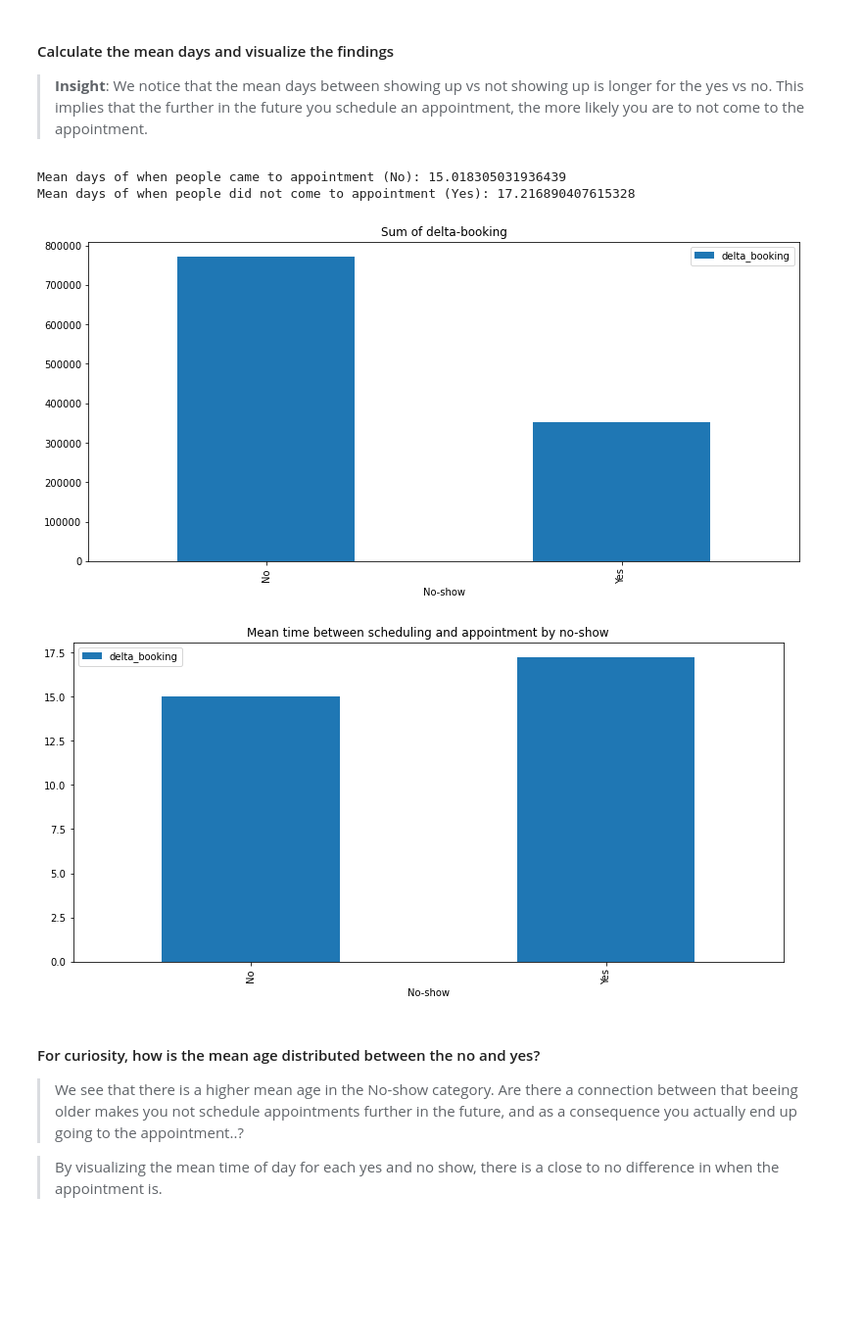
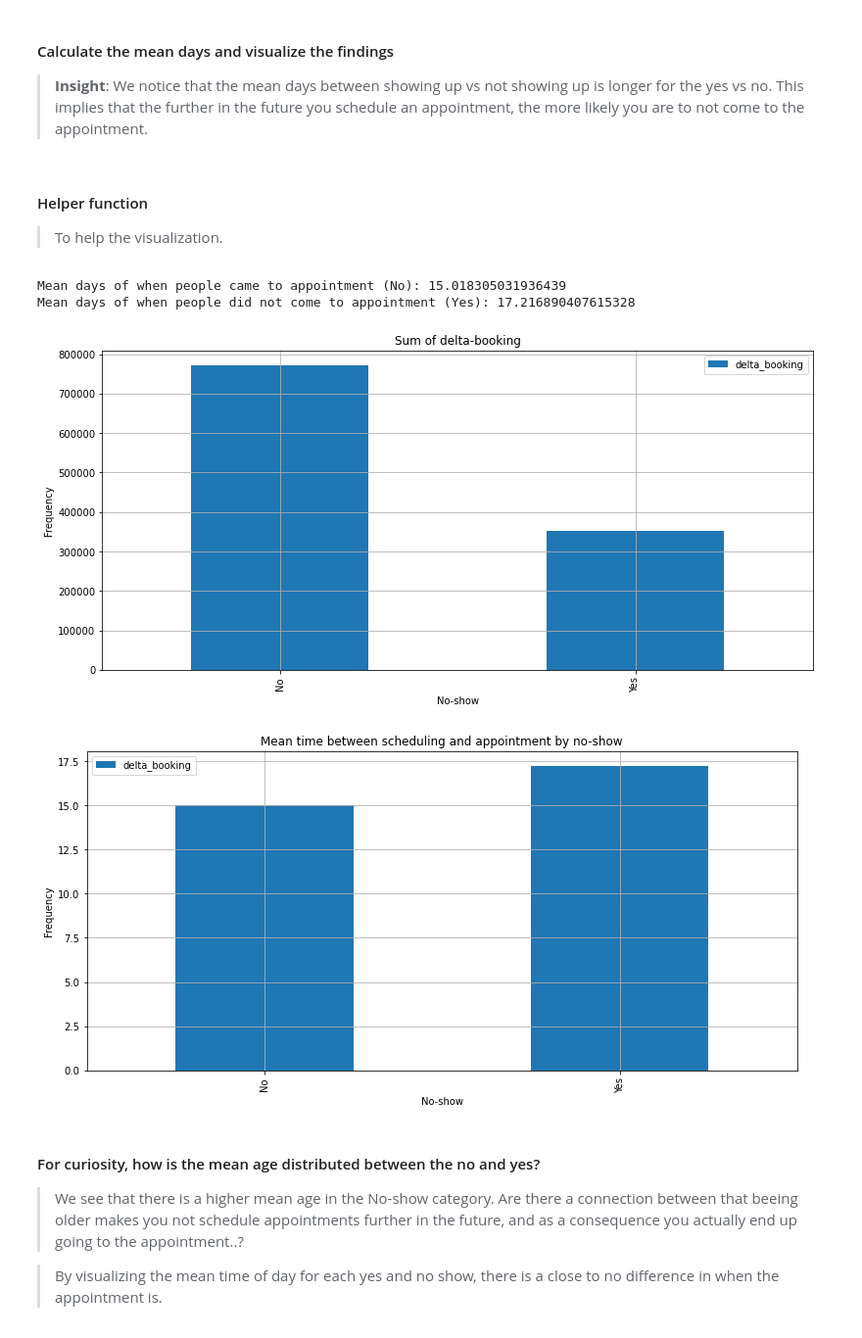
Before and after one commit to matjoh98/Udacity, a Jupyter notebook: Projects/Project 2/investigate-a-dataset-template.ipynb, the cells around one changed output. Shown: that part at 98% size. Saved outputs shown, nothing was run; the diff lists cells and outputs as text; code cells hidden in the pictures; blank space fills up the shorter version.

```diff
--- a/Projects/Project 2/investigate-a-dataset-template.ipynb
+++ b/Projects/Project 2/investigate-a-dataset-template.ipynb
@@ -260,19 +266,30 @@ Number of Yes (Did not come to the appointment): 20485
 #### Calculate the mean days and visualize the findings
 
 > **Insight**: We notice that the mean days between showing up vs not showing up is longer for the yes vs no. This implies that the further in the future you schedule an appointment, the more likely you are to not come to the appointment.
+# %% [markdown]
+#### Helper function
+
+> To help the visualization.
+# %%
+def visual_bar(DF,groupby_list, y_list, title, ylab, agg_var, agg):
+    if agg == "sum":
+        DF.groupby(groupby_list).sum(agg_var).plot.bar(y = y_list,figsize = (13,6));
+    if agg == "mean":
+        DF.groupby(groupby_list).mean(agg_var).plot.bar(y = y_list,figsize = (13,6));
+    plt.ylabel(ylab)
+    plt.grid()
+    plt.title(title);
 # %%
 print("Mean days of when people came to appointment (No): {}".format(no_days / no_show_no_num))
 print("Mean days of when people did not come to appointment (Yes): {}".format(yes_days / no_show_yes_num))
 
-df.groupby(["No-show"]).sum("delta_booking").plot.bar(y = ["delta_booking"],figsize = (13,6));
-plt.title("Sum of delta-booking");
-df.groupby(["No-show"]).mean("delta_booking").plot.bar(y = ["delta_booking"],figsize = (13,6));
-plt.title("Mean time between scheduling and appointment by no-show");
+visual_bar(df,["No-show"], ["delta_booking"], "Sum of delta-booking", "Frequency", "delta_booking", agg = "sum")
+visual_bar(df,["No-show"], ["delta_booking"], "Mean time between scheduling and appointment by no-show", "Frequency", "delta_booking", agg = "mean")
 # %% [output]
 Mean days of when people came to appointment (No): 15.018305031936439
 Mean days of when people did not come to appointment (Yes): 17.216890407615328
-[figure, old version]
+[figure, new version]
-[figure, old version]
+[figure, new version]
 # %% [markdown]
 #### For curiosity, how is the mean age distributed between the no and yes?
 > We see that there is a higher mean age in the No-show category. Are there a connection between that beeing older makes you not schedule appointments further in the future, and as a consequence you actually end up going to the appointment..?
```
Also changed, not shown: parts of 6 cells of this notebook, 1 other file.
